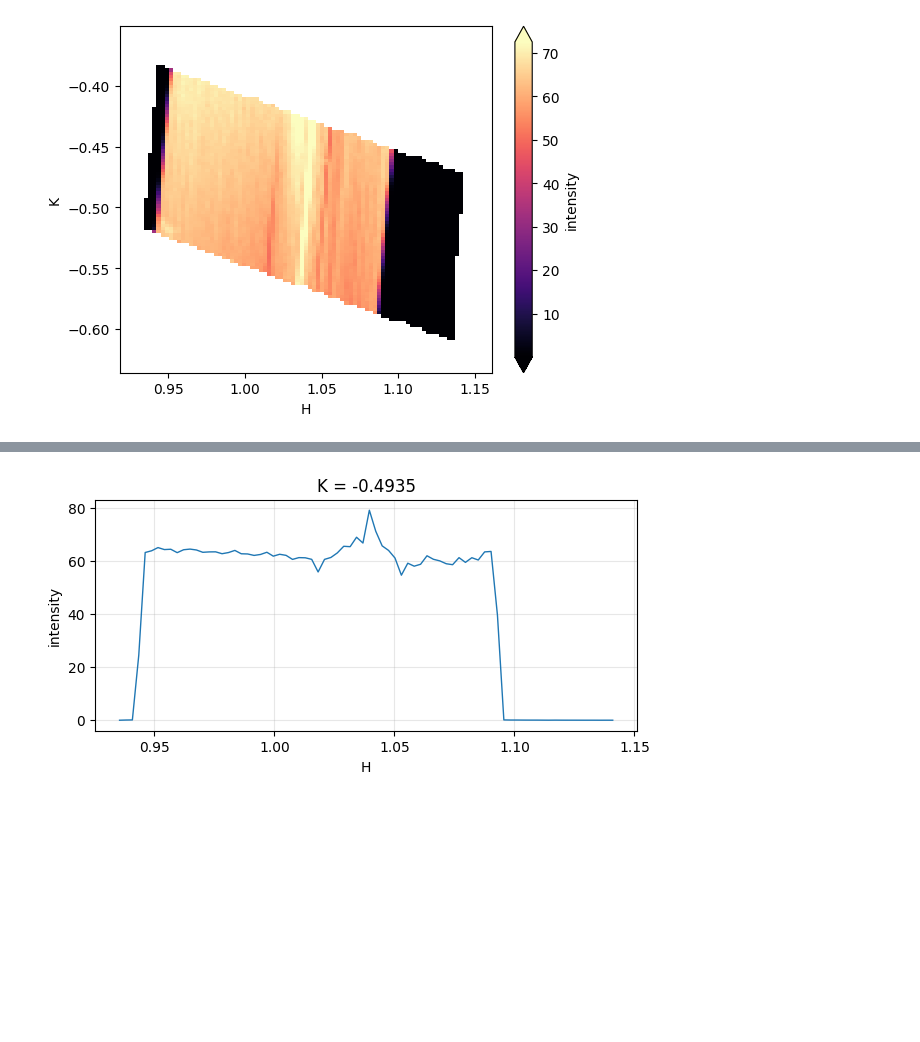
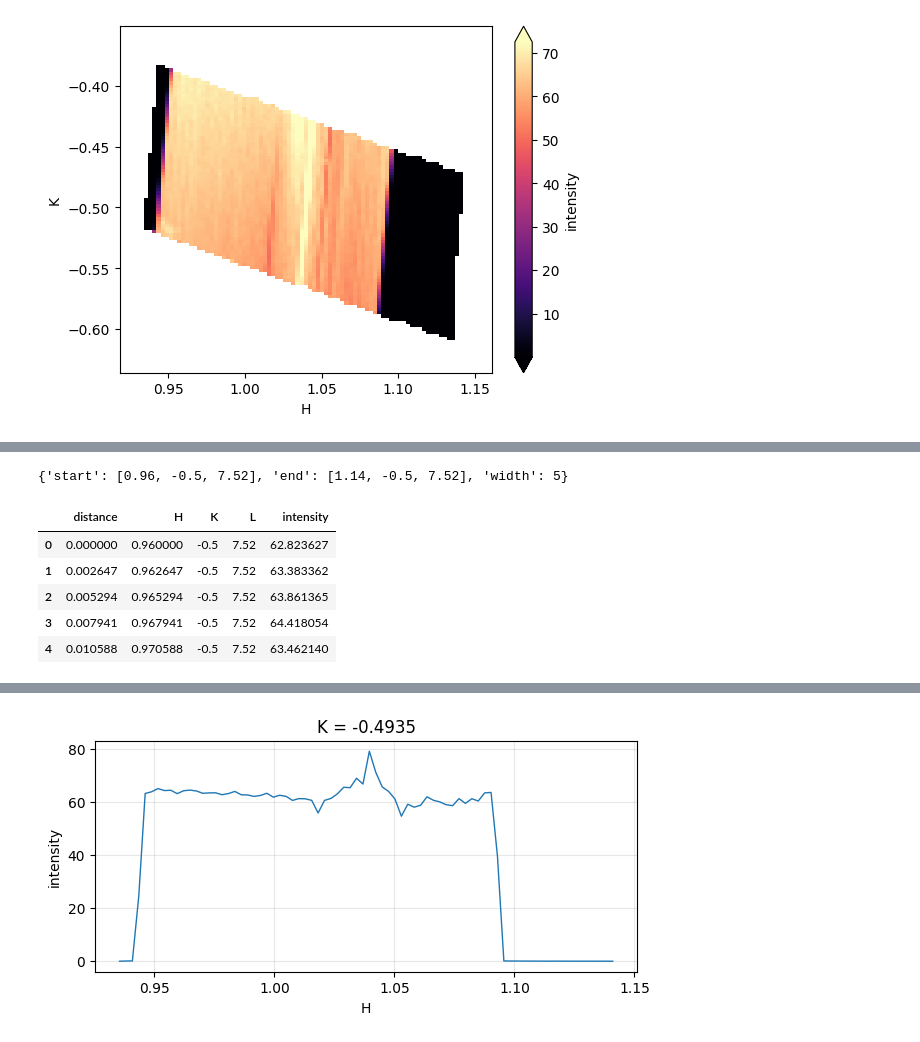
Before and after one commit to jwkim-anl/6idb-scan-viewer, a Jupyter notebook: examples/getting-started.ipynb, the cells around one changed output, grey strips where cells are left out. Saved outputs shown, nothing was run; the diff lists cells and outputs as text; code cells hidden in the pictures; blank space fills up the shorter version.

```diff
--- a/examples/getting-started.ipynb
+++ b/examples/getting-started.ipynb
@@ -421,0 +433,12 @@ sl.plot(figsize=(6, 4.5), cmap="magma", robust=True)
+# %%
+cut = m.cut((0.96, -0.50, 7.52), (1.14, -0.50, 7.52), width=5, normal=(0, 0, 1))
+print(cut.attrs)
+cut.head()
+# %% [output]
+{'start': [0.96, -0.5, 7.52], 'end': [1.14, -0.5, 7.52], 'width': 5}
+|  | distance | H | K | L | intensity |
+| 0 | 0.000000 | 0.960000 | -0.5 | 7.52 | 62.823627 |
+| 1 | 0.002647 | 0.962647 | -0.5 | 7.52 | 63.383362 |
+| 2 | 0.005294 | 0.965294 | -0.5 | 7.52 | 63.861365 |
+| 3 | 0.007941 | 0.967941 | -0.5 | 7.52 | 64.418054 |
+| 4 | 0.010588 | 0.970588 | -0.5 | 7.52 | 63.462140 |
```
Also changed, not shown: parts of 2 cells of this notebook, 7 other files.
